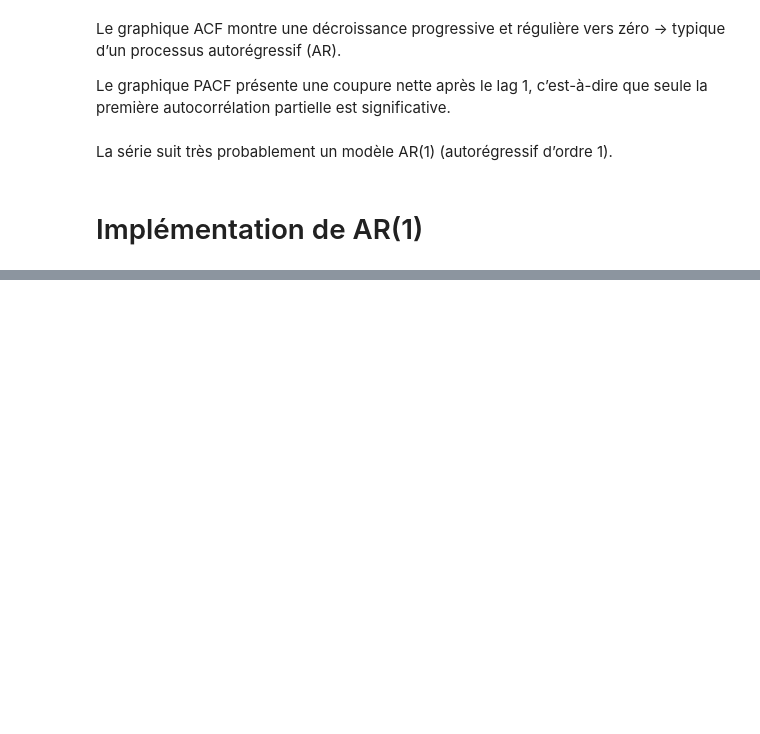
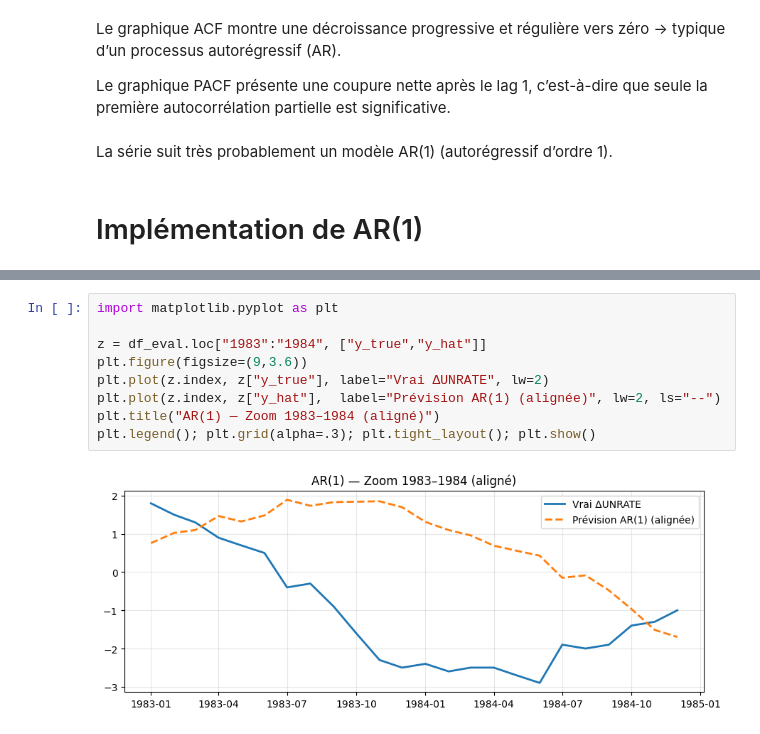
Before and after one commit to MitaDataAI/Forecast-and-explain-the-Unemployment-of-USA, a Jupyter notebook: 2_1_AR.ipynb, the cells around one changed output, grey strips where cells are left out. Saved outputs shown, nothing was run; the diff lists cells and outputs as text; blank space fills up the shorter version.

```diff
--- a/2_1_AR.ipynb
+++ b/2_1_AR.ipynb
@@ -505,0 +252,11 @@ AR.1            1.0395           +0.0000j            1.0395            0.0000
+# %%
+import matplotlib.pyplot as plt
+
+z = df_eval.loc["1983":"1984", ["y_true","y_hat"]]
+plt.figure(figsize=(9,3.6))
+plt.plot(z.index, z["y_true"], label="Vrai ΔUNRATE", lw=2)
+plt.plot(z.index, z["y_hat"],  label="Prévision AR(1) (alignée)", lw=2, ls="--")
+plt.title("AR(1) — Zoom 1983–1984 (aligné)")
+plt.legend(); plt.grid(alpha=.3); plt.tight_layout(); plt.show()
+# %% [output]
+[figure, added]
```
Also changed, not shown: parts of 24 cells of this notebook, 19 other files.
